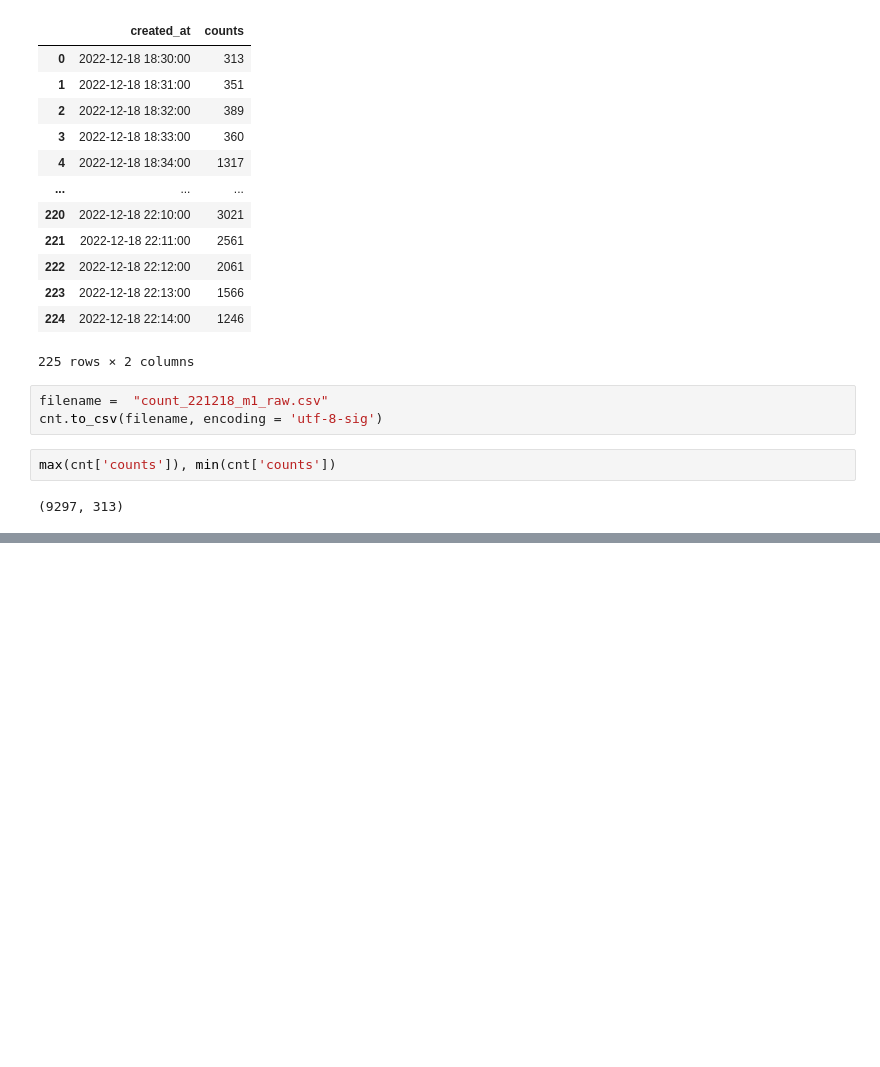
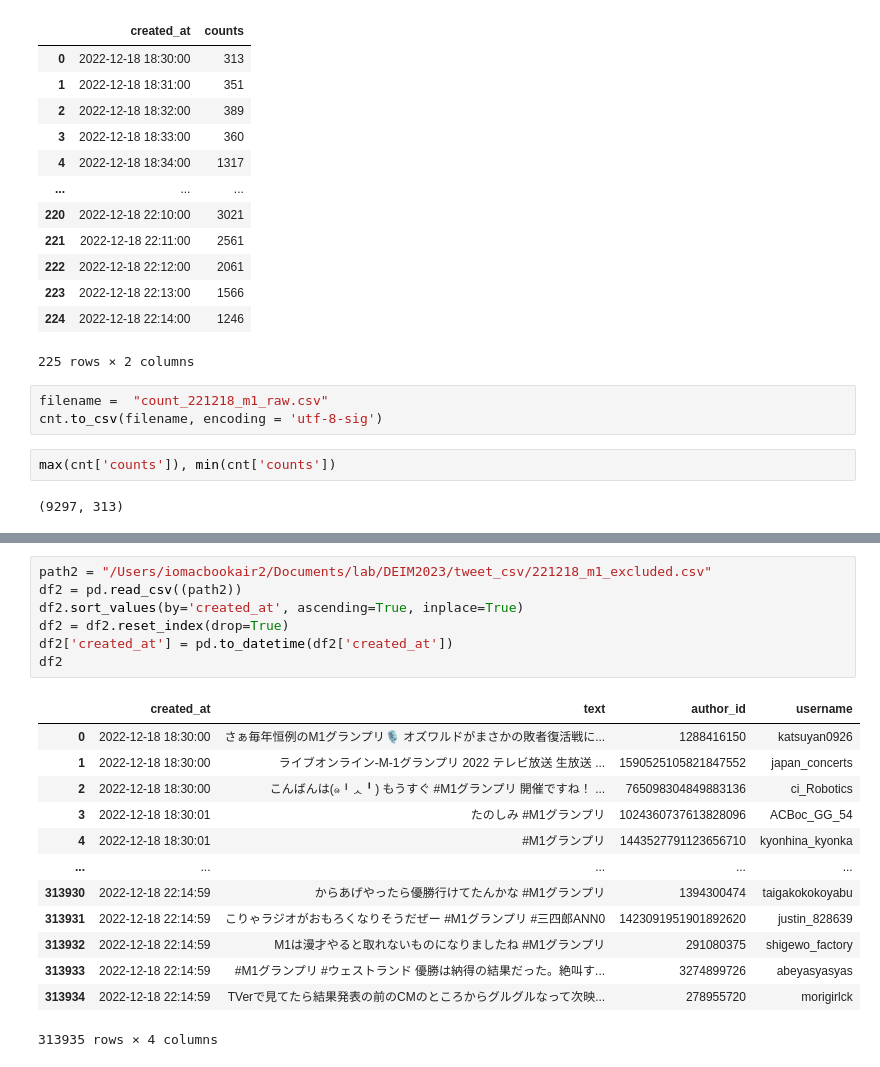
Before and after one commit to Ota1022/DEIM2023, a Jupyter notebook: count/221218_m1.ipynb, the cells around one changed output, grey strips where cells are left out. Drawn from its saved outputs; the diff is of its cells as text; blank space fills up the shorter version.

```diff
--- a/count/221218_m1.ipynb
+++ b/count/221218_m1.ipynb
@@ -90,0 +99,21 @@ axes.legend(loc=1)
+# %%
+path2 = "/Users/iomacbookair2/Documents/lab/DEIM2023/tweet_csv/221218_m1_excluded.csv"
+df2 = pd.read_csv((path2))
+df2.sort_values(by='created_at', ascending=True, inplace=True)
+df2 = df2.reset_index(drop=True)
+df2['created_at'] = pd.to_datetime(df2['created_at'])
+df2
+# %% [output]
+|  | created_at | text | author_id | username |
+| 0 | 2022-12-18 18:30:00 | さぁ毎年恒例のM1グランプリ🎙️ オズワルドがまさかの敗者復活戦に... | 1288416150 | katsuyan0926 |
+| 1 | 2022-12-18 18:30:00 | ライブオンライン-M-1グランプリ 2022 テレビ放送 生放送 ... | 1590525105821847552 | japan_concerts |
+| 2 | 2022-12-18 18:30:00 | こんばんは(๑╹ᆺ╹) もうすぐ #M1グランプリ 開催ですね！ ... | 765098304849883136 | ci_Robotics |
+| 3 | 2022-12-18 18:30:01 | たのしみ #M1グランプリ | 1024360737613828096 | ACBoc_GG_54 |
+| 4 | 2022-12-18 18:30:01 | #M1グランプリ | 1443527791123656710 | kyonhina_kyonka |
+| ... | ... | ... | ... | ... |
+| 313930 | 2022-12-18 22:14:59 | からあげやったら優勝行けてたんかな #M1グランプリ | 1394300474 | taigakokokoyabu |
+| 313931 | 2022-12-18 22:14:59 | こりゃラジオがおもろくなりそうだぜー #M1グランプリ #三四郎ANN0 | 1423091951901892620 | justin_828639 |
+| 313932 | 2022-12-18 22:14:59 | M1は漫才やると取れないものになりましたね #M1グランプリ | 291080375 | shigewo_factory |
+| 313933 | 2022-12-18 22:14:59 | #M1グランプリ #ウェストランド 優勝は納得の結果だった。絶叫す... | 3274899726 | abeyasyasyas |
+| 313934 | 2022-12-18 22:14:59 | TVerで見てたら結果発表の前のCMのところからグルグルなって次映... | 278955720 | morigirlck |
+313935 rows × 4 columns
```
Also changed, not shown: parts of 5 cells of this notebook, 12 other files.
